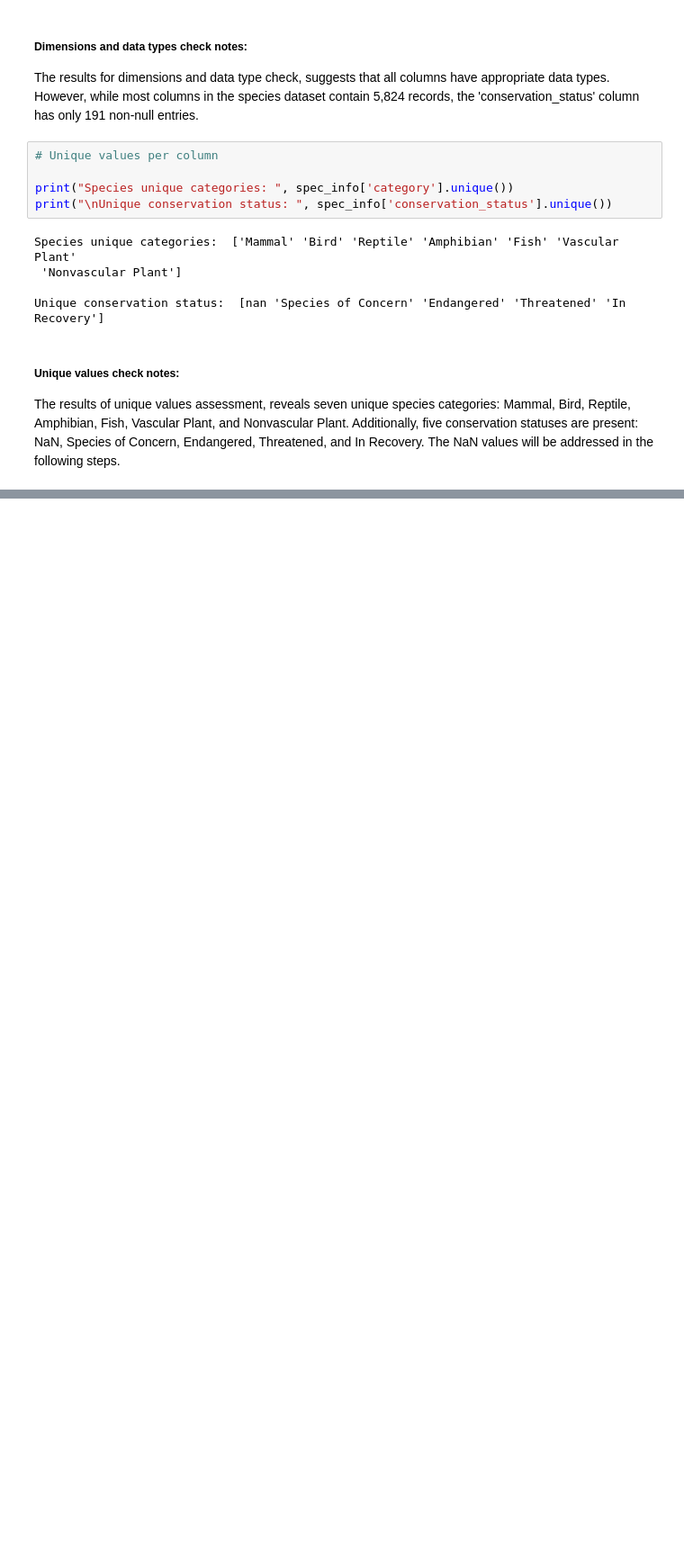
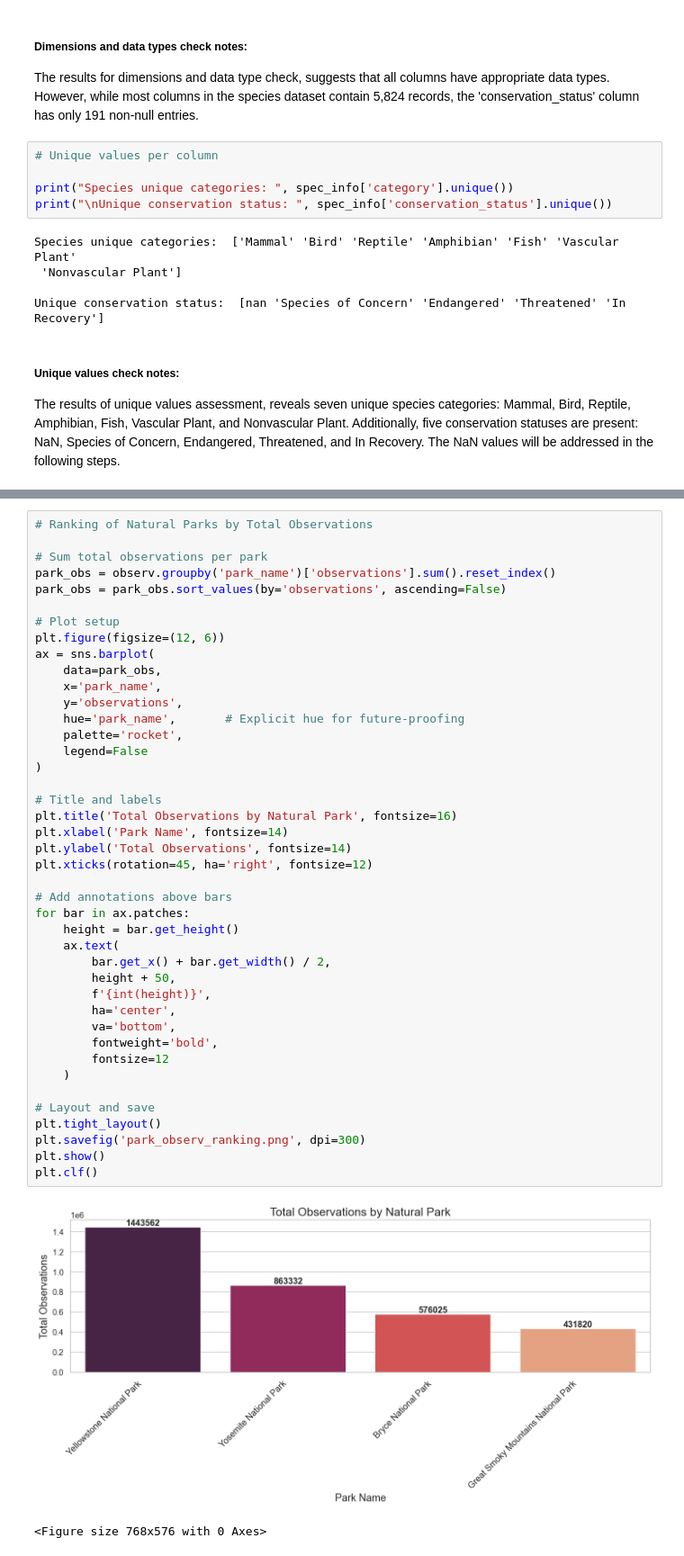
Before and after one commit to AndreRibeiro879/Codecademy_Learning_Portfolio_Projects, a Jupyter notebook: 04_BIODIVERSITY_ML_CAR_PATH/biodiversity.ipynb, the cells around one changed output, grey strips where cells are left out. Shown at 90% size. Saved outputs shown, nothing was run; the diff lists cells and outputs as text; blank space fills up the shorter version.

```diff
--- a/04_BIODIVERSITY_ML_CAR_PATH/biodiversity.ipynb
+++ b/04_BIODIVERSITY_ML_CAR_PATH/biodiversity.ipynb
@@ -319,0 +433,45 @@ ___
+# %%
+# Ranking of Natural Parks by Total Observations
+
+# Sum total observations per park
+park_obs = observ.groupby('park_name')['observations'].sum().reset_index()
+park_obs = park_obs.sort_values(by='observations', ascending=False)
+
+# Plot setup
+plt.figure(figsize=(12, 6))
+ax = sns.barplot(
+    data=park_obs,
+    x='park_name',
+    y='observations',
+    hue='park_name',       # Explicit hue for future-proofing
+    palette='rocket',
+    legend=False
+)
+
+# Title and labels
+plt.title('Total Observations by Natural Park', fontsize=16)
+plt.xlabel('Park Name', fontsize=14)
+plt.ylabel('Total Observations', fontsize=14)
+plt.xticks(rotation=45, ha='right', fontsize=12)
+
+# Add annotations above bars
+for bar in ax.patches:
+    height = bar.get_height()
+    ax.text(
+        bar.get_x() + bar.get_width() / 2,
+        height + 50,
+        f'{int(height)}',
+        ha='center',
+        va='bottom',
+        fontweight='bold',
+        fontsize=12
+    )
+
+# Layout and save
+plt.tight_layout()
+plt.savefig('park_observ_ranking.png', dpi=300)
+plt.show()
+plt.clf()
+# %% [output]
+[figure, added]
+<Figure size 768x576 with 0 Axes>
```
Also changed, not shown: parts of 90 cells of this notebook.
